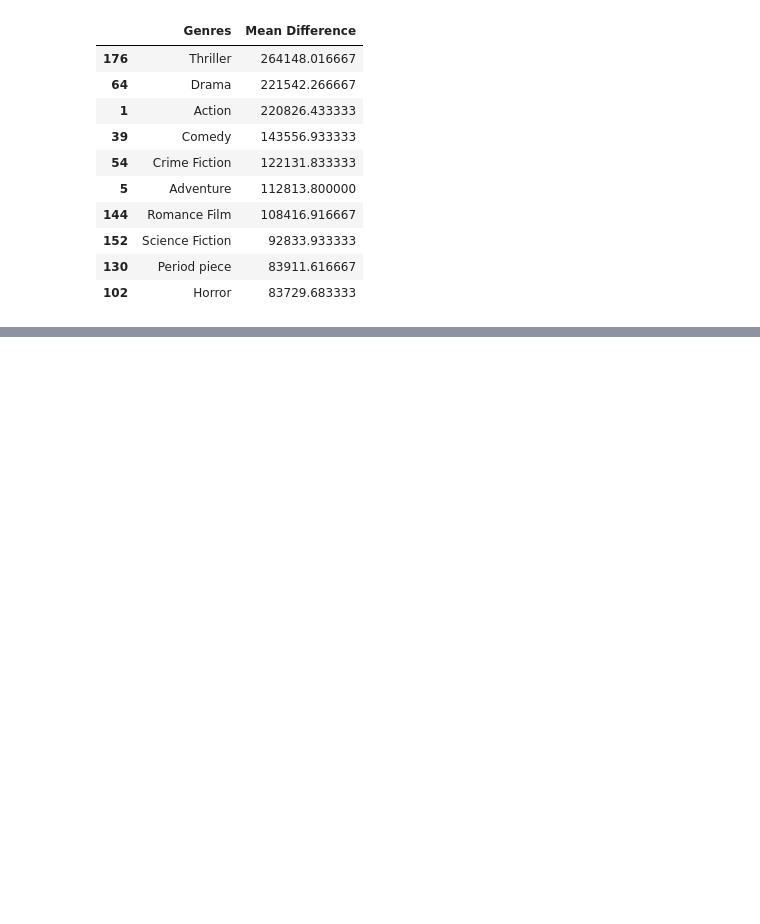
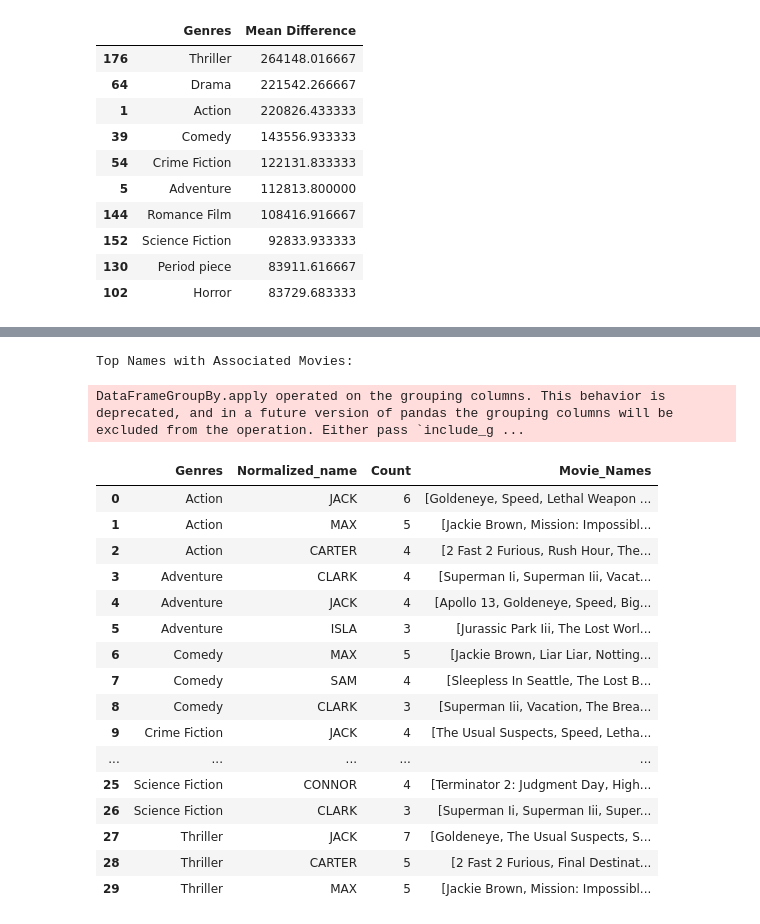
Before and after one commit to epfl-ada/ada-2024-project-dondata2025, a Jupyter notebook: pauline_evolution_by_genre.ipynb, the cells around one changed output, grey strips where cells are left out. Drawn from its saved outputs; the diff is of its cells as text; code cells hidden in the pictures; blank space fills up the shorter version.

```diff
--- a/pauline_evolution_by_genre.ipynb
+++ b/pauline_evolution_by_genre.ipynb
@@ -134,0 +164,3 @@ plot_treemap(top_names_by_genre)
+# %%
+names_influenced = load("data/clean/influenced_prophet_with_genres.csv")
+names_influenced.head()
@@ -134,0 +352,59 @@ plot_treemap(top_names_by_genre)
+# %%
+def find_top_names_with_movies(df, top_genres, top_n_names=3):
+    """
+    Determine the top N normalized names for each genre, with a list of movie names.
+
+    Parameters:
+        df (DataFrame): The dataset with 'Genres', 'Normalized_name', and 'Movie Name'.
+        top_genres (DataFrame): The DataFrame containing top genres with their counts.
+        top_n_names (int): Number of top names to retrieve per genre.
+
+    Returns:
+        DataFrame: Top N names for each genre with a list of associated movie names.
+    """
+    # Filter the dataset to include only rows with the top genres
+    filtered_df = df[df['Genres'].isin(top_genres['Genres'])]
+
+    # Group by genre and normalized name, aggregating movie names into a list
+    grouped = (
+        filtered_df.groupby(['Genres', 'Normalized_name'])
+        .agg(
+            Count=('Normalized_name', 'size'),
+            Movie_Names=('Movie Name', lambda x: list(x.unique()))
+        )
+        .reset_index()
+    )
+
+    # Find the top N names for each genre
+    top_names = (
+        grouped.groupby('Genres')
+        .apply(lambda x: x.nlargest(top_n_names, 'Count'))
+        .reset_index(drop=True)
+    )
+
+    return top_names
+
+# Example usage
+top_names_with_movies = find_top_names_with_movies(names_influenced, top_genres, top_n_names=3)
+print("Top Names with Associated Movies:")
+display(top_names_with_movies)
+# %% [output]
+Top Names with Associated Movies:
+DataFrameGroupBy.apply operated on the grouping columns. This behavior is deprecated, and in a future version of pandas the grouping columns will be excluded from the operation. Either pass `include_g ...
+|  | Genres | Normalized_name | Count | Movie_Names |
+| 0 | Action | JACK | 6 | [Goldeneye, Speed, Lethal Weapon ... |
+| 1 | Action | MAX | 5 | [Jackie Brown, Mission: Impossibl... |
+| 2 | Action | CARTER | 4 | [2 Fast 2 Furious, Rush Hour, The... |
+| 3 | Adventure | CLARK | 4 | [Superman Ii, Superman Iii, Vacat... |
+| 4 | Adventure | JACK | 4 | [Apollo 13, Goldeneye, Speed, Big... |
+| 5 | Adventure | ISLA | 3 | [Jurassic Park Iii, The Lost Worl... |
+| 6 | Comedy | MAX | 5 | [Jackie Brown, Liar Liar, Notting... |
+| 7 | Comedy | SAM | 4 | [Sleepless In Seattle, The Lost B... |
+| 8 | Comedy | CLARK | 3 | [Superman Iii, Vacation, The Brea... |
+| 9 | Crime Fiction | JACK | 4 | [The Usual Suspects, Speed, Letha... |
+| ... | ... | ... | ... | ... |
+| 25 | Science Fiction | CONNOR | 4 | [Terminator 2: Judgment Day, High... |
+| 26 | Science Fiction | CLARK | 3 | [Superman Ii, Superman Iii, Super... |
+| 27 | Thriller | JACK | 7 | [Goldeneye, The Usual Suspects, S... |
+| 28 | Thriller | CARTER | 5 | [2 Fast 2 Furious, Final Destinat... |
+| 29 | Thriller | MAX | 5 | [Jackie Brown, Mission: Impossibl... |
```
Also changed, not shown: parts of 12 cells of this notebook, 3 other files.
